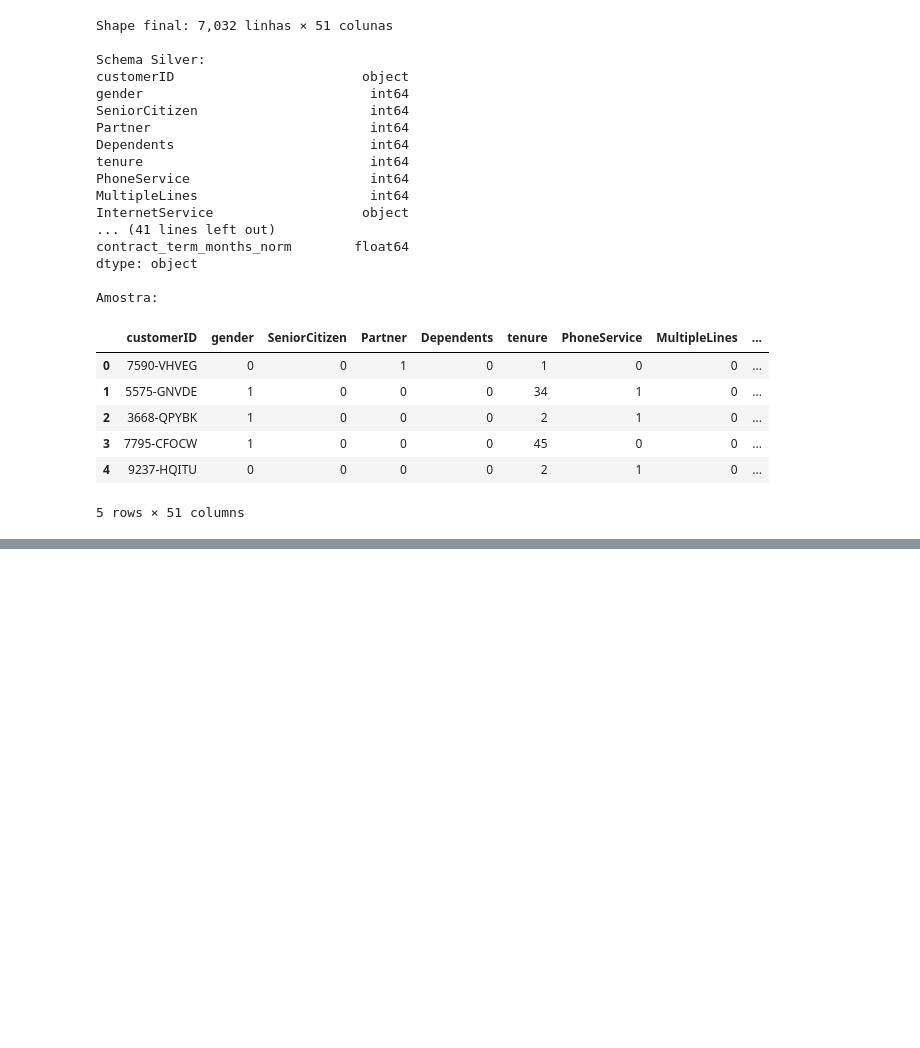
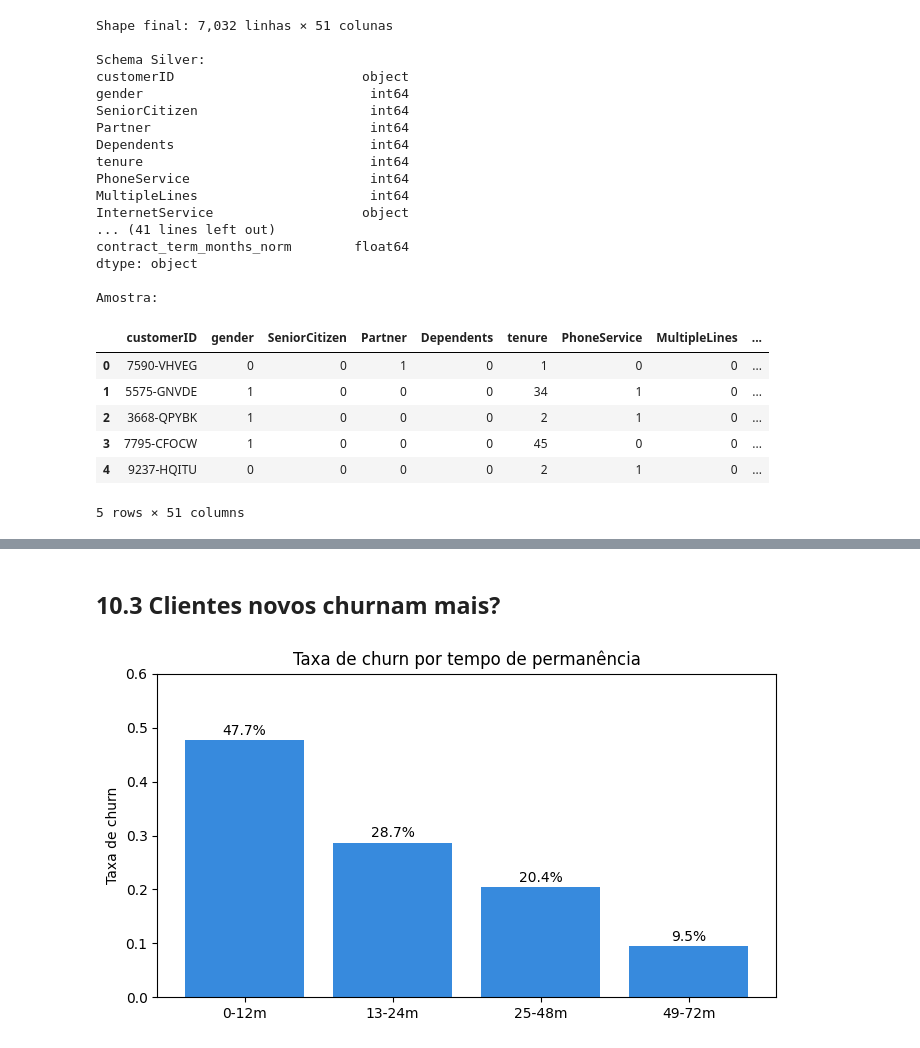
Before and after one commit to gabrielpires-1/predictive-churn-etl, a Jupyter notebook: src/02_transformation.ipynb, the cells around one changed output, grey strips where cells are left out. Saved outputs shown, nothing was run; the diff lists cells and outputs as text; code cells hidden in the pictures; blank space fills up the shorter version.

```diff
--- a/src/02_transformation.ipynb
+++ b/src/02_transformation.ipynb
@@ -480,0 +541,17 @@ Amostra:
+# %% [markdown]
+## 10.3 Clientes novos churnam mais?
+# %%
+fig, ax = plt.subplots(figsize=(7, 4))
+tenure_churn = df.groupby("tenure_group")["Churn"].mean()
+tenure_order = ["0-12m", "13-24m", "25-48m", "49-72m"]
+tenure_churn = tenure_churn.reindex(tenure_order)
+ax.bar(tenure_churn.index, tenure_churn.values, color="#378ADD")
+ax.set_title("Taxa de churn por tempo de permanência")
+ax.set_ylabel("Taxa de churn")
+ax.set_ylim(0, 0.6)
+for i, v in enumerate(tenure_churn.values):
+    ax.text(i, v + 0.01, f"{v:.1%}", ha="center", fontsize=10)
+plt.tight_layout()
+plt.show()
+# %% [output]
+[figure, added]
```
Also changed, not shown: parts of 25 cells of this notebook, 3 other files.
